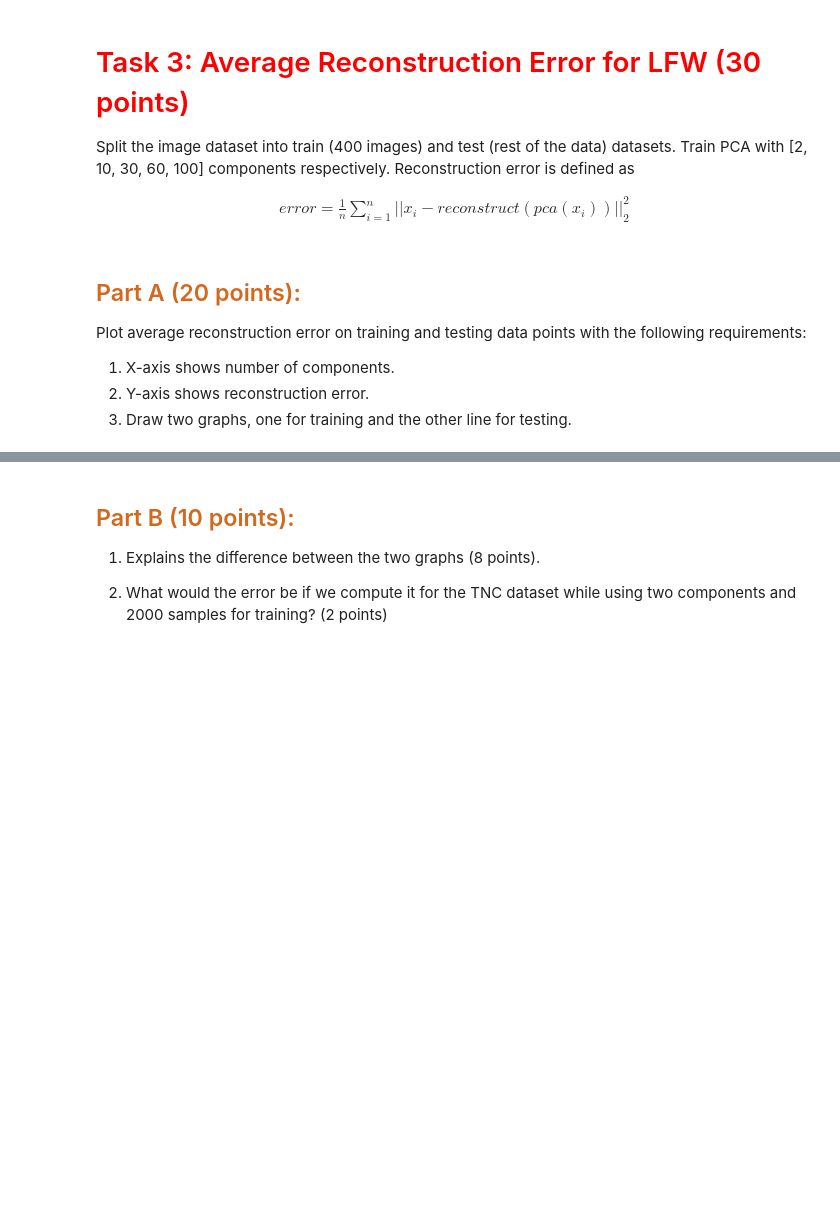
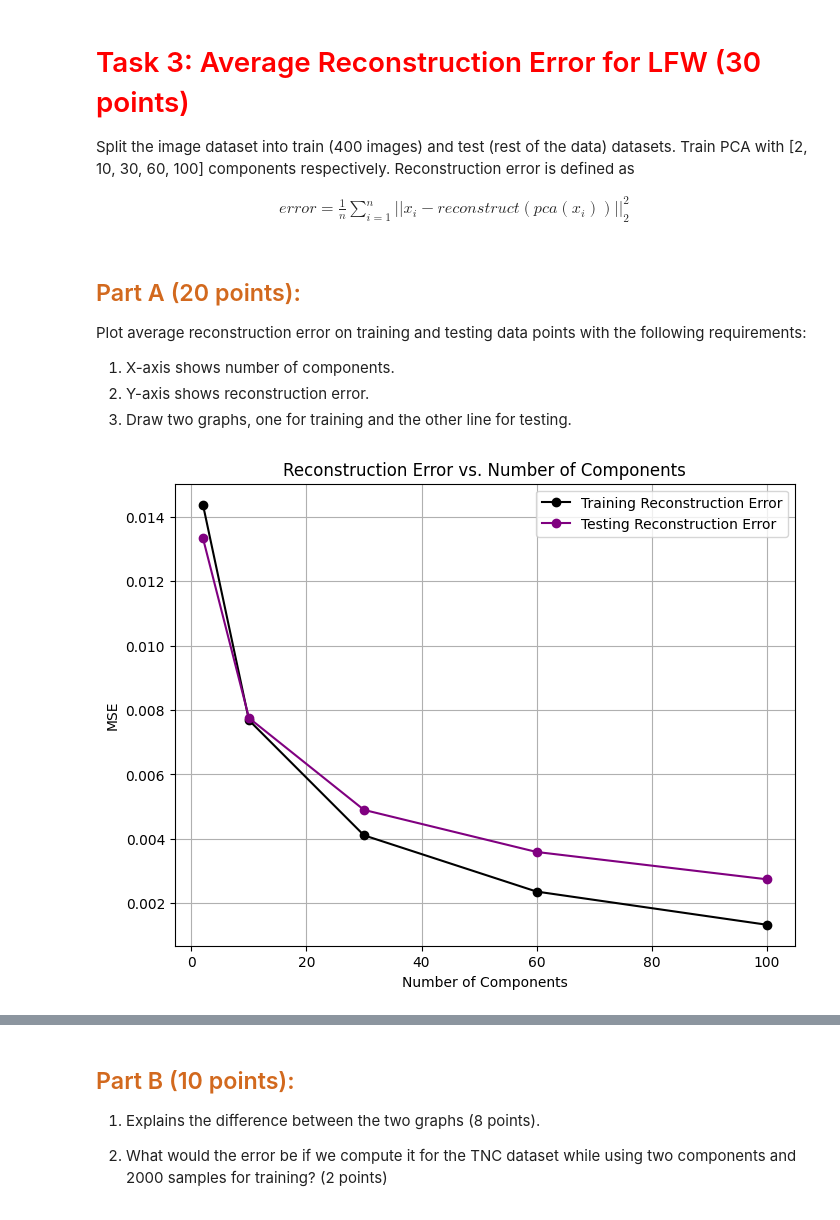
Before and after one commit to omhpatel7/4ML3, a Jupyter notebook: patelo14.ipynb, the cells around one changed output, grey strips where cells are left out. Drawn from its saved outputs; the diff is of its cells as text; code cells hidden in the pictures; blank space fills up the shorter version.

```diff
--- a/patelo14.ipynb
+++ b/patelo14.ipynb
@@ -316,11 +320,10 @@ def pca_transform(X, n_components):
     """
 
 
-    ########################
-    ########################
-    #### YOUR CODE HERE ####
-    ########################
-    ########################
+    U, S, Vt, data_mean = normalized_svd(X)
+    Vt_selected = pca_components(Vt, n_components)
+
+    transformed_data = np.dot(X - data_mean, Vt_selected.T)
 
     #########################################################
     #########################################################
@@ -398,11 +401,9 @@ def pca_inverse_transform(transformed_data, Vt, n_components, data_mean):
     """
 
 
-    ########################
-    ########################
-    #### YOUR CODE HERE ####
-    ########################
-    ########################
+    Vt_selected = pca_components(Vt, n_components)
+
+    reconstructed_data = np.dot(transformed_data, Vt_selected) + data_mean
 
 
     #########################################################
@@ -519,57 +526,50 @@ Plot average reconstruction error on training and testing data points with the f
 # %%
 # Define the number of components to test in PCA
 c_components = [2, 10, 30, 60, 100]
 
 # Initialize lists to store the reconstruction errors for training and testing data
 train_errors = []
 test_errors = []
 
-    ########################
-    ########################
-    #### YOUR CODE HERE ####
-    ########################
-    ########################
+X_train = X_bush[:400]
+X_test = X_bush[400:]
 
 # Loop through each specified number of components for PCA
 for n_components in c_components:
 
     # Apply PCA and then inverse PCA to the training data
-    ########################
-    ########################
-    #### YOUR CODE HERE ####
-    ########################
-    ########################
+    T_train, Vt_train, mean_train = pca_transform(X_train, n_components)
+    reconstructed_train = pca_inverse_transform(T_train, Vt_train, n_components, mean_train)
 
     # Calculate the Mean Squared Error (MSE) as the reconstruction error for the training set
-    ########################
-    ########################
-    #### YOUR CODE HERE ####
-    ########################
-    ########################
+    train_mse = np.mean(np.square(X_train - reconstructed_train))
+    train_errors.append(train_mse)
 
     # Normalize the test data. Transform the test data using the train data's PCA components
     # and reconstruct the test data.
-    ########################
-    ########################
-    #### YOUR CODE HERE ####
-    ########################
-    ########################
+    X_test_centered = X_test - mean_train
+    T_test = np.dot(X_test_centered, Vt_train[:n_components].T)
+    reconstructed_test = np.dot(T_test, Vt_train[:n_components]) + mean_train
 
 
     # Calculate the Mean Squared Error (MSE) as the reconstruction error for the test set
-    ########################
-    ########################
-    #### YOUR CODE HERE ####
-    ########################
-    ########################
+    test_mse = np.mean(np.square(X_test - reconstructed_test))
+    test_errors.append(test_mse)
 
 # Print the average reconstruction errors for each number of components
 
-########################
-########################
-#### YOUR CODE HERE ####
-########################
-########################
+plt.figure(figsize=(8, 6))
+plt.plot(c_components, train_errors, label='Training Reconstruction Error', marker='o', color='black')
+plt.plot(c_components, test_errors, label='Testing Reconstruction Error', marker='o', color='purple')
+plt.xlabel('Number of Components')
+plt.ylabel('MSE')
+plt.title('Reconstruction Error vs. Number of Components')
+plt.legend()
+plt.grid(True)
+
+plt.show()
+# %% [output]
+[figure, added]
 # %%
 def plot_eval_results(c_components, train_error, test_error):
   plt.figure(figsize=(6*1.5, 5*1.2))
```
Also changed, not shown: parts of 13 cells of this notebook.
